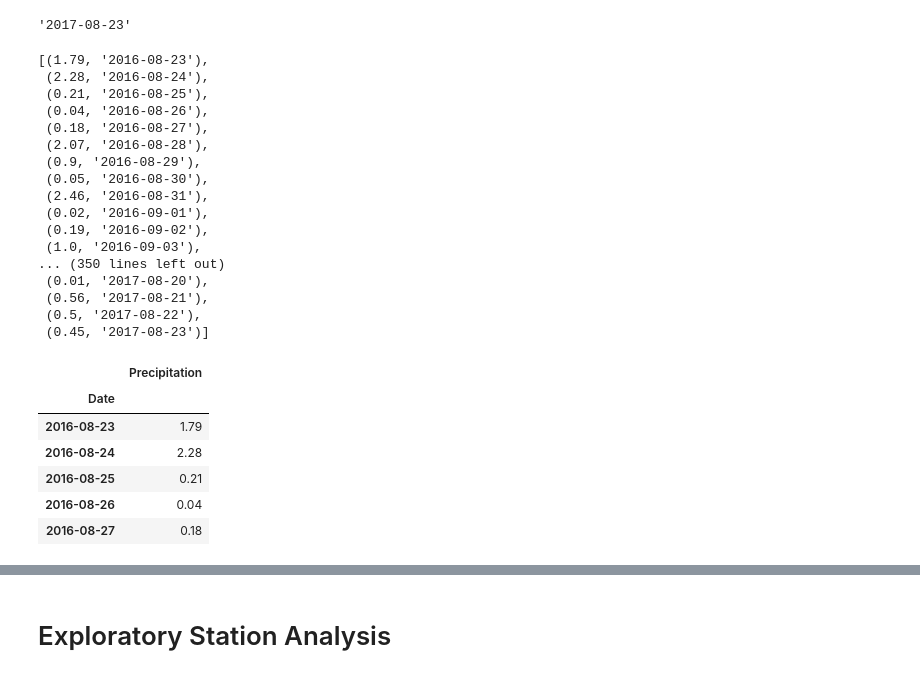
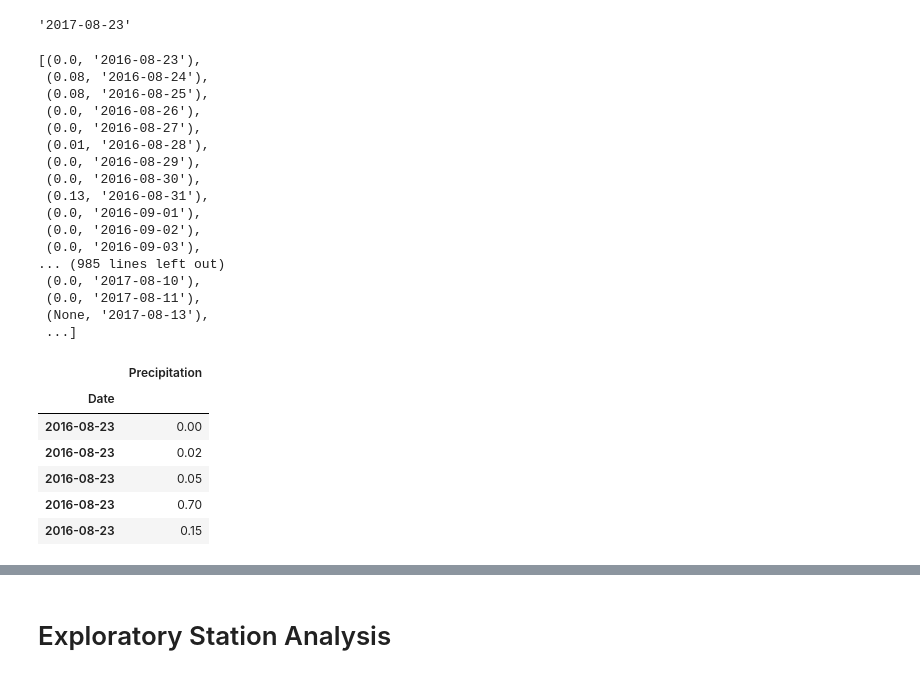
Before and after one commit to khutula/sqlalchemy-challenge, a Jupyter notebook: climate.ipynb, the cells around one changed output, grey strips where cells are left out. Saved outputs shown, nothing was run; the diff lists cells and outputs as text; code cells hidden in the pictures.

```diff
--- a/climate.ipynb
+++ b/climate.ipynb
@@ -81,61 +81,61 @@ recent_date = datetime.strptime(recent_date_str, '%Y-%m-%d').date()
 year_prior = recent_date - relativedelta(years=1)
 year_prior_string = year_prior.strftime("%Y-%m-%d")
 # %%
-# perform a query to retrieve the date and max precipitation for each date over time range
-year_data = session.query(func.max(Measurement.prcp), Measurement.date).\
-    filter(Measurement.date>=year_prior_string).\
-    group_by(Measurement.date).all()
+# perform a query to retrieve the date and precipitation for each date over time range
+year_data = session.query(Measurement.prcp, Measurement.date).\
+    filter(Measurement.date>=year_prior_string).all()
 year_data
 # %% [output]
-[(1.79, '2016-08-23'),
- (2.28, '2016-08-24'),
- (0.21, '2016-08-25'),
- (0.04, '2016-08-26'),
- (0.18, '2016-08-27'),
- (2.07, '2016-08-28'),
- (0.9, '2016-08-29'),
- (0.05, '2016-08-30'),
- (2.46, '2016-08-31'),
- (0.02, '2016-09-01'),
- (0.19, '2016-09-02'),
- (1.0, '2016-09-03'),
-... (350 lines left out)
- (0.01, '2017-08-20'),
- (0.56, '2017-08-21'),
- (0.5, '2017-08-22'),
- (0.45, '2017-08-23')]
+[(0.0, '2016-08-23'),
+ (0.08, '2016-08-24'),
+ (0.08, '2016-08-25'),
+ (0.0, '2016-08-26'),
+ (0.0, '2016-08-27'),
+ (0.01, '2016-08-28'),
+ (0.0, '2016-08-29'),
+ (0.0, '2016-08-30'),
+ (0.13, '2016-08-31'),
+ (0.0, '2016-09-01'),
+ (0.0, '2016-09-02'),
+ (0.0, '2016-09-03'),
+... (985 lines left out)
+ (0.0, '2017-08-10'),
+ (0.0, '2017-08-11'),
+ (None, '2017-08-13'),
+ ...]
 # %%
 ### Save the query results as a Pandas DataFrame and set the index to the date column
 
 # create blank lists
 precip = []
 date = []
 
-# add query data to lists
+# add query data to lists excluding NaN
 for data in year_data:
-    precip.append(data[0])
-    date.append(data[1])
+    if type(data[0]) == float:
+        precip.append(data[0])
+        date.append(data[1])
 
 # create dataframe and sort by date
 precipitation = pd.DataFrame({"Precipitation": precip,
                               "Date":date}).sort_values(by="Date")
 
 # convert date column to datetime datatype - uncomment this if you'd like to perform this - will change the plot xaxis ticks
 #precipitation["Date"] = pd.to_datetime(precipitation["Date"])
 
 # set date column as the index & drop old date column
 precipitation = precipitation.set_index(precipitation["Date"], inplace=False)[["Precipitation"]]
 
 # display head of dataframe
 precipitation.head()
 # %% [output]
 |  | Precipitation |
 | Date |  |
-| 2016-08-23 | 1.79 |
-| 2016-08-24 | 2.28 |
-| 2016-08-25 | 0.21 |
-| 2016-08-26 | 0.04 |
-| 2016-08-27 | 0.18 |
+| 2016-08-23 | 0.00 |
+| 2016-08-23 | 0.02 |
+| 2016-08-23 | 0.05 |
+| 2016-08-23 | 0.70 |
+| 2016-08-23 | 0.15 |
 # %%
 # use pandas plotting with matplotlib to plot the data
 precip_plot = precipitation.plot(rot=90, figsize=(20, 10), \
```
Also changed, not shown: parts of 4 cells of this notebook, 1 other file.
